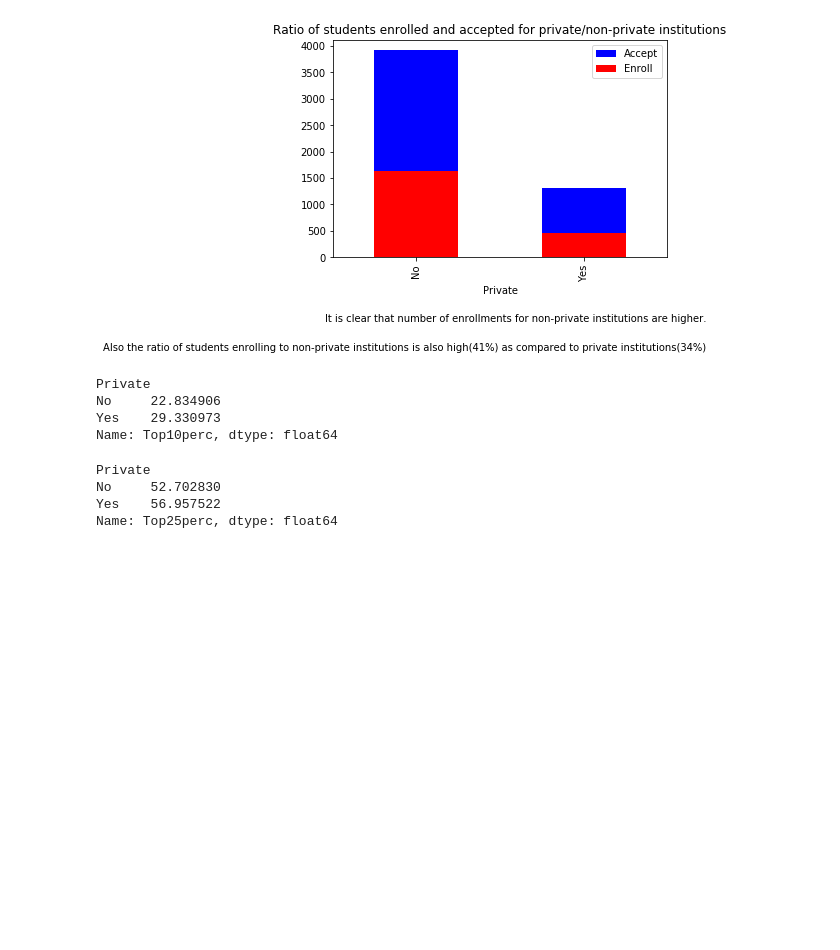
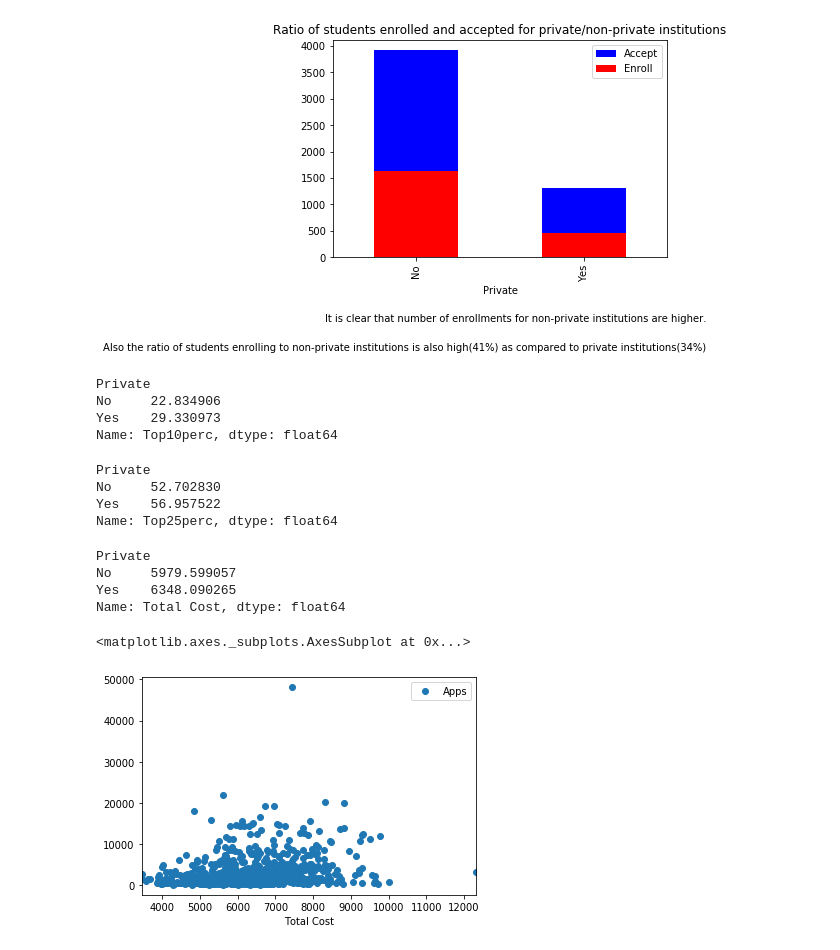
Before and after one commit to Sufi737/Introduction-to-statistical-learning-exercises, a Jupyter notebook: Exercise 2.8 (College data set).ipynb, the cells around one changed output. Drawn from its saved outputs; the diff is of its cells as text; code cells hidden in the pictures; blank space fills up the shorter version.

Commit message:
More analysis on college data set

```diff
--- a/Exercise 2.8 (College data set).ipynb
+++ b/Exercise 2.8 (College data set).ipynb
@@ -219,3 +219,23 @@ Yes    56.957522
 Name: Top25perc, dtype: float64
 # %%
 #again private colleges have a slightly higher number of new students who were top 25% of highschools
+
+
+#comparing the average total cost of private and non-private colleges
+
+df['Total Cost'] = df['Room.Board']+df['Books']+df['Personal']
+cost_dist = df.groupby('Private')['Total Cost'].mean()
+cost_dist
+# %% [output]
+Private
+No     5979.599057
+Yes    6348.090265
+Name: Total Cost, dtype: float64
+# %%
+#for private colleges the average cost is greater
+#finding the effect of total cost on students applying for the college
+
+df.plot(x='Total Cost',y='Apps',style='o')
+# %% [output]
+<matplotlib.axes._subplots.AxesSubplot at 0x...>
+[figure, added]
```
Also changed, not shown: parts of 2 cells of this notebook.
